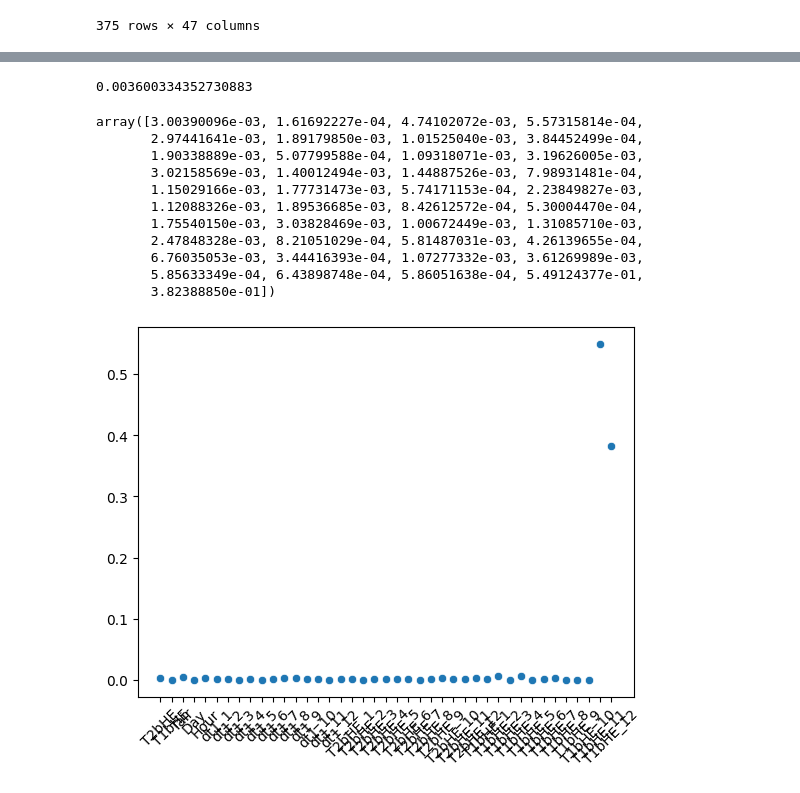
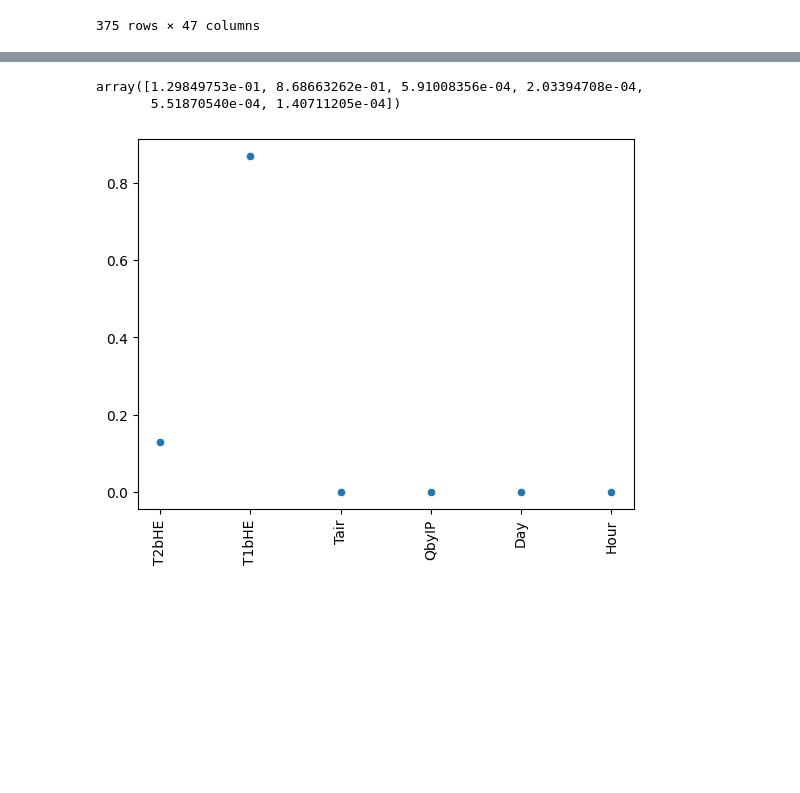
Before and after one commit to mrzlkaaa/irtt_cooling_system, a Jupyter notebook: jupyter/Detail_Analysis_Statistics_Fouling_HE_CH2 - Time_Series_Analysis_GBR.ipynb, the cells around one changed output, grey strips where cells are left out. Saved outputs shown, nothing was run; the diff lists cells and outputs as text; code cells hidden in the pictures; blank space fills up the shorter version.

```diff
--- a/jupyter/Detail_Analysis_Statistics_Fouling_HE_CH2 - Time_Series_Analysis_GBR.ipynb
+++ b/jupyter/Detail_Analysis_Statistics_Fouling_HE_CH2 - Time_Series_Analysis_GBR.ipynb
@@ -570,0 +664,2 @@ X_tr = dt1_all_ct.fit_transform(X)
+# %%
+X_tr = t1ahe_all_ct.fit_transform(X)
@@ -593,3 +710,3 @@ from app.model import *
 # %%
-sso = SingleStepOutput(X_tr, y)
+sso = SingleStepOutput(X_tr, y.to_numpy())
 # %%
@@ -633,10 +767,13 @@ def evaluate(model, X, y, cv):
         f"Root Mean Squared Error: {rmse.mean():.3f} +/- {rmse.std():.3f}"
     )
 # %%
-gbr_dt1_all = GradientBoostingRegressor()
+gbr_t1ahe_all = GradientBoostingRegressor(random_state=42)
 # %%
-pred_gbr_dt1_all = []
+pred_gbr_t1ahe_all = []
 
-gbr_dt1_all.fit(train_X, train_y)
-pred_gbr_dt1_all.append(gbr_dt1_all.predict(test_X)[0])
-# pred_gbr_dt1_all = np.array(pred_gbr_dt1_all)
+gbr_t1ahe_all.fit(
+    sso.train_X,
+    sso.train_y,
+)
+
+pred_gbr_t1ahe_all.append(gbr_t1ahe_all.predict(sso.test_X))
@@ -674,21 +824,8 @@ dt1_rt = dt1_all_preserve.loc[train_y.index, "dt1"]
-# %%
-mean_absolute_error(dt1_rt.iloc[-1] + test_y, dt1_rt.iloc[-1] + pred_gbr_dt1_all)
-# %% [output]
-0.003600334352730883
 # %%
-sns.scatterplot(x=X.columns, y=gbr_dt1_all.feature_importances_)
-plt.xticks(rotation=45)
-gbr_dt1_all.feature_importances_
+sns.scatterplot(x=X.columns, y=gbr_t1ahe_all.feature_importances_)
+plt.xticks(rotation=90)
+gbr_t1ahe_all.feature_importances_
 # %% [output]
-array([3.00390096e-03, 1.61692227e-04, 4.74102072e-03, 5.57315814e-04,
-       2.97441641e-03, 1.89179850e-03, 1.01525040e-03, 3.84452499e-04,
-       1.90338889e-03, 5.07799588e-04, 1.09318071e-03, 3.19626005e-03,
-       3.02158569e-03, 1.40012494e-03, 1.44887526e-03, 7.98931481e-04,
-       1.15029166e-03, 1.77731473e-03, 5.74171153e-04, 2.23849827e-03,
-       1.12088326e-03, 1.89536685e-03, 8.42612572e-04, 5.30004470e-04,
-       1.75540150e-03, 3.03828469e-03, 1.00672449e-03, 1.31085710e-03,
-       2.47848328e-03, 8.21051029e-04, 5.81487031e-03, 4.26139655e-04,
-       6.76035053e-03, 3.44416393e-04, 1.07277332e-03, 3.61269989e-03,
-       5.85633349e-04, 6.43898748e-04, 5.86051638e-04, 5.49124377e-01,
-       3.82388850e-01])
+array([1.29849753e-01, 8.68663262e-01, 5.91008356e-04, 2.03394708e-04,
+       5.51870540e-04, 1.40711205e-04])
-[figure, old version]
+[figure, new version]
```
Also changed, not shown: parts of 68 cells of this notebook, 14 other files.
